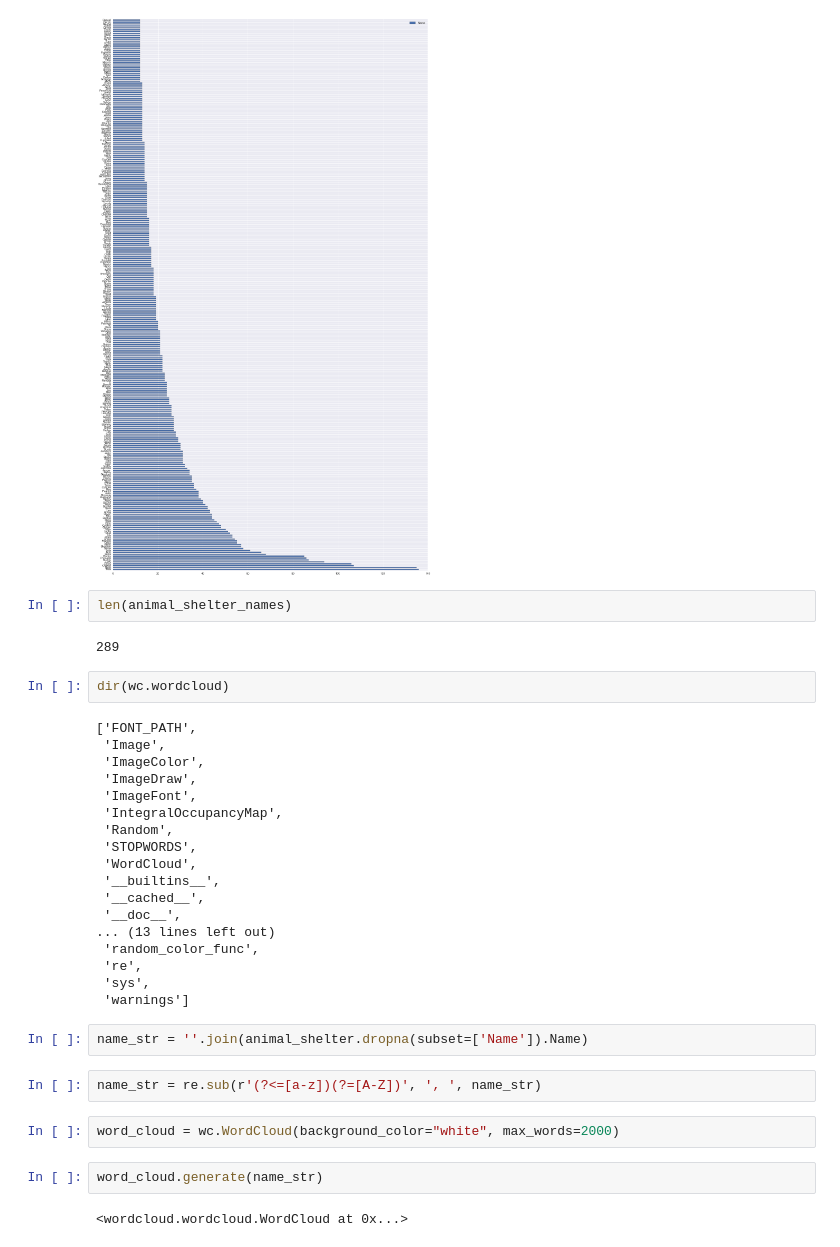
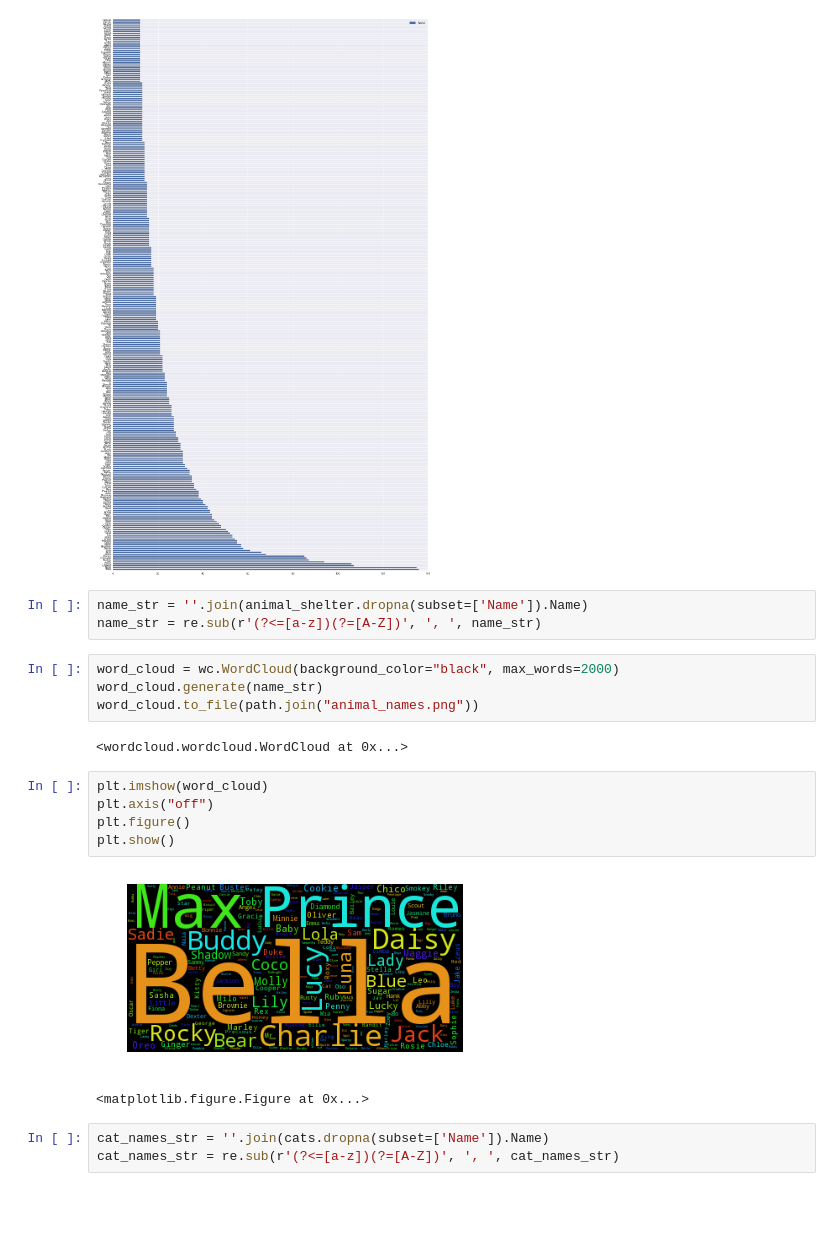
Before and after one commit to BarnetteME1/shelter_animals, a Jupyter notebook: Data exploration.ipynb, the cells around one changed output. Cells and saved outputs as stored; diff of their text form; blank space fills up the shorter version.

```diff
--- a/Data exploration.ipynb
+++ b/Data exploration.ipynb
@@ -69,38 +69,24 @@ animal_shelter_names.plot(kind='barh', figsize=(20, 35))
 # %% [output]
 <matplotlib.axes._subplots.AxesSubplot at 0x...>
 [figure]
-# %%
-len(animal_shelter_names)
-# %% [output]
-289
-# %%
-dir(wc.wordcloud)
-# %% [output]
-['FONT_PATH',
- 'Image',
- 'ImageColor',
- 'ImageDraw',
- 'ImageFont',
- 'IntegralOccupancyMap',
- 'Random',
- 'STOPWORDS',
- 'WordCloud',
- '__builtins__',
- '__cached__',
- '__doc__',
-... (13 lines left out)
- 'random_color_func',
- 're',
- 'sys',
- 'warnings']
 # %%
 name_str = ''.join(animal_shelter.dropna(subset=['Name']).Name)
+name_str = re.sub(r'(?<=[a-z])(?=[A-Z])', ', ', name_str)
+# %%
+word_cloud = wc.WordCloud(background_color="black", max_words=2000)
+word_cloud.generate(name_str)
+word_cloud.to_file(path.join("animal_names.png"))
+# %% [output]
+<wordcloud.wordcloud.WordCloud at 0x...>
+# %%
+plt.imshow(word_cloud)
+plt.axis("off")
+plt.figure()
+plt.show()
+# %% [output]
+[figure, added]
+<matplotlib.figure.Figure at 0x...>
 # %%
-name_str = re.sub(r'(?<=[a-z])(?=[A-Z])', ', ', name_str)
+cat_names_str = ''.join(cats.dropna(subset=['Name']).Name)
+cat_names_str = re.sub(r'(?<=[a-z])(?=[A-Z])', ', ', cat_names_str)
-# %%
-word_cloud = wc.WordCloud(background_color="white", max_words=2000)
-# %%
-word_cloud.generate(name_str)
-# %% [output]
-<wordcloud.wordcloud.WordCloud at 0x...>
 # %%
```
Also changed, not shown: parts of 5 cells of this notebook, 3 other files.
